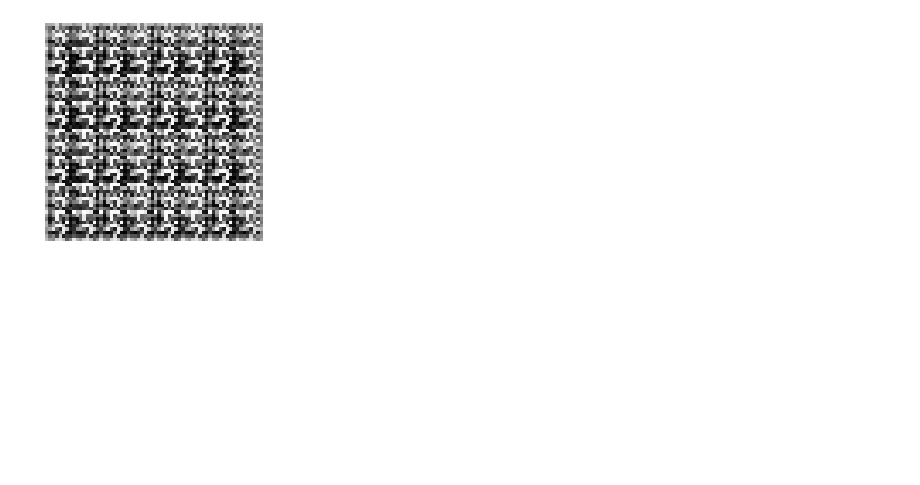
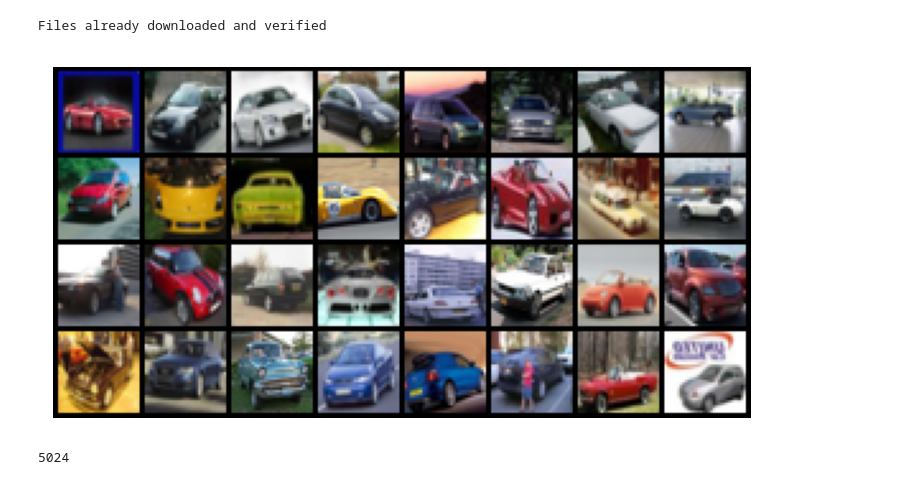
Before and after one commit to udacity/Computer-Vision-and-Generative-AI, a Jupyter notebook: lesson-3-gans/exercises/solution/solution.ipynb, the cells around one changed output. Saved outputs shown, nothing was run; the diff lists cells and outputs as text; code cells hidden in the pictures; blank space fills up the shorter version.

```diff
--- a/lesson-3-gans/exercises/solution/solution.ipynb
+++ b/lesson-3-gans/exercises/solution/solution.ipynb
@@ -113,6 +181,3 @@ class Discriminator(nn.Module):
     # forward method
     def forward(self, images):
         return self.model(images)
-# %%
-D = Discriminator()
-_ = D.eval()
@@ -257,5 +192,34 @@ KeyboardInterrupt:
-# %%
-plt.imshow(G(z.cuda()).view(64, 64).detach().cpu().numpy(), cmap='gray')
-_ = plt.axis('off')
-# %% [output]
-[figure, removed]
+# %%
+# Setup CIFAR10 dataset
+
+transform = transforms.Compose([
+    transforms.Resize(image_size),
+    transforms.RandomHorizontalFlip(),
+    transforms.CenterCrop(image_size),
+    transforms.ToTensor(),
+    transforms.Normalize((0.5, 0.5, 0.5), (0.5, 0.5, 0.5))
+])
+
+dataset = datasets.CIFAR10(
+    root="./data",
+    download=True,
+    train=True,
+    transform=transform
+)
+
+# Get indices of samples with label 2 (birds)
+car_indices = [i for i, (_, label) in enumerate(dataset) if label == 1]
+
+# Create a subset using those indices
+car_subset = torch.utils.data.Subset(dataset, car_indices)
+
+dataloader = torch.utils.data.DataLoader(car_subset, batch_size=batch_size, shuffle=True, num_workers=workers)
+
+visualize_batch(next(iter(dataloader))[0])
+# %% [output]
+Files already downloaded and verified
+[figure, added]
+# %%
+len(dataloader) * batch_size
+# %% [output]
+5024
```
Also changed, not shown: parts of 20 cells of this notebook.
